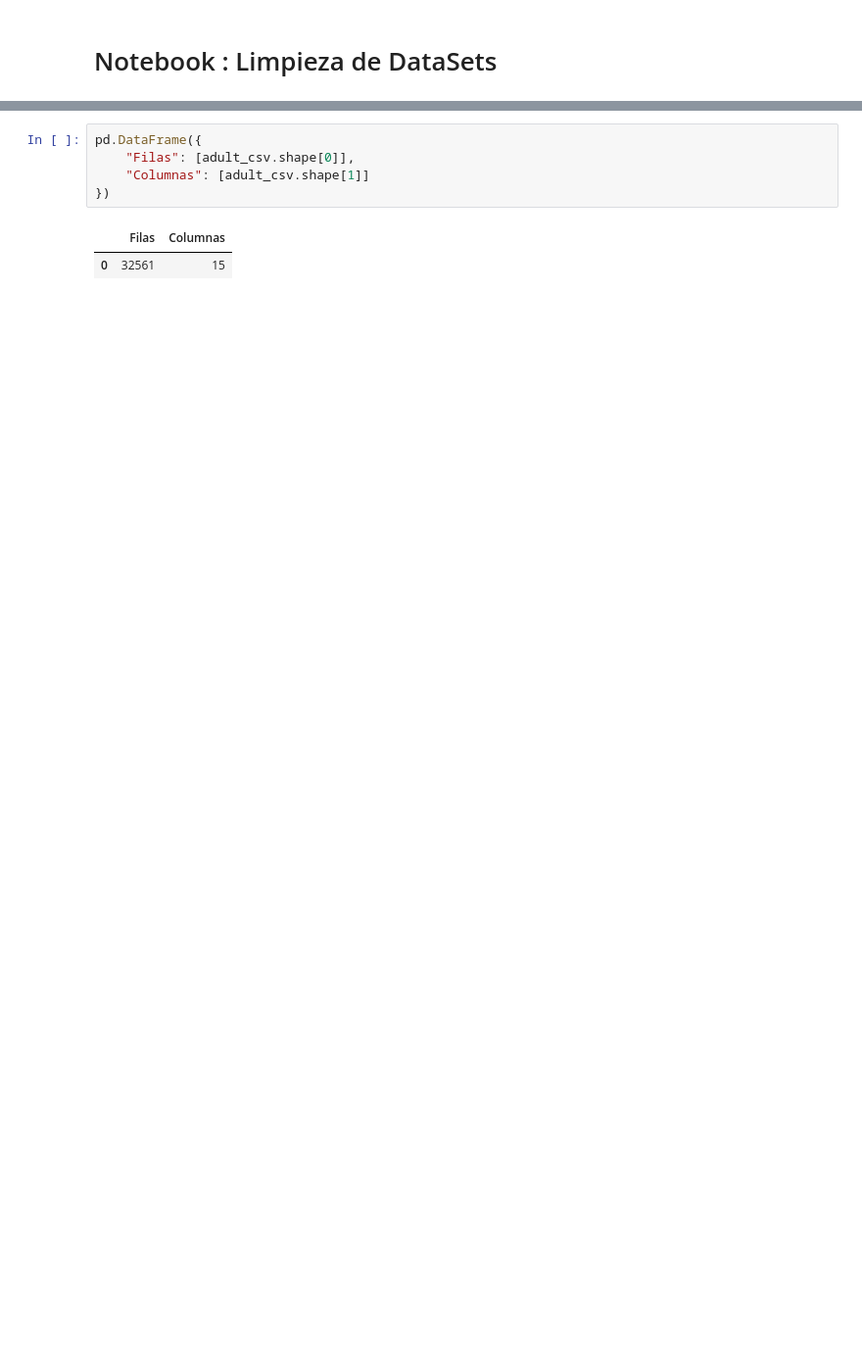
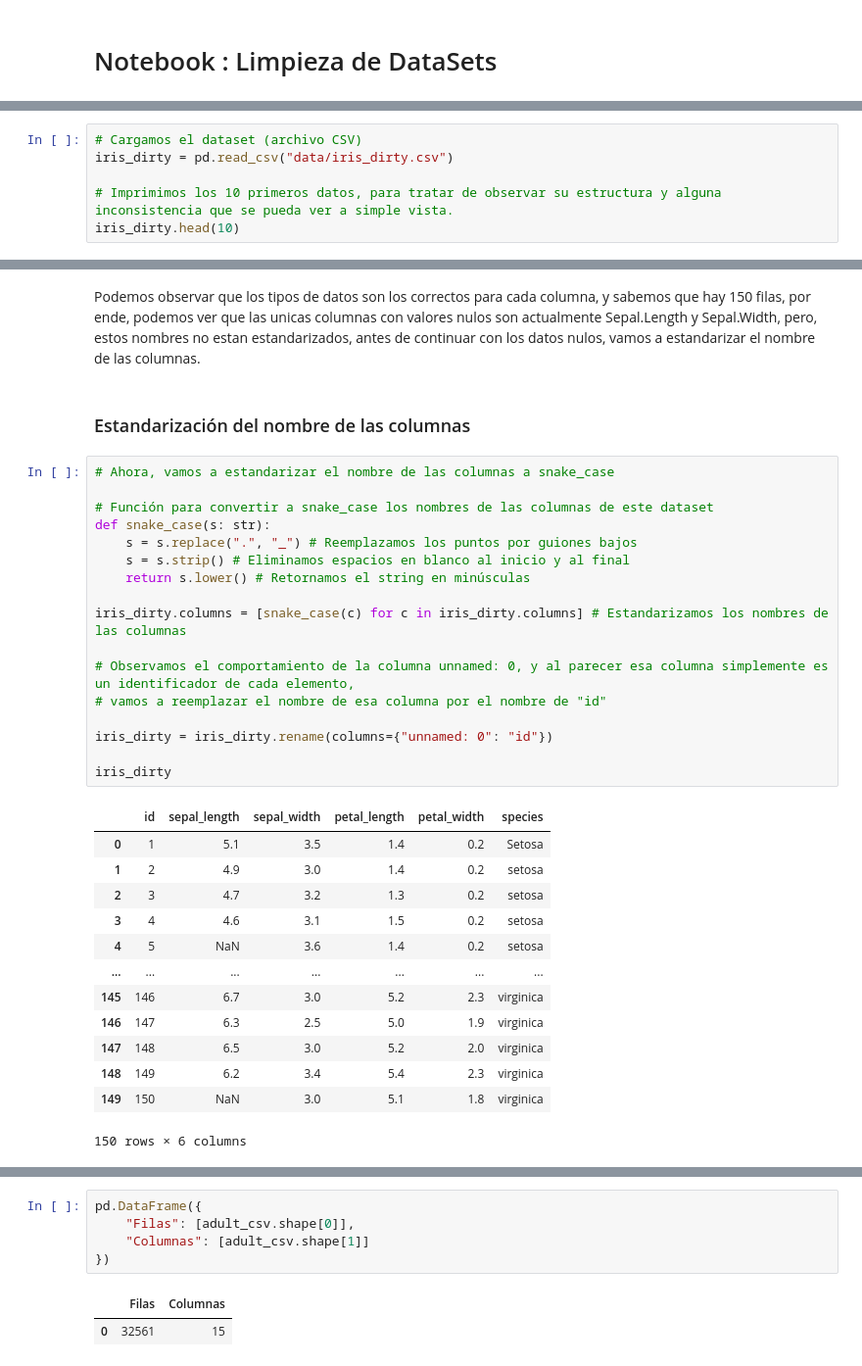
Before and after one commit to Akiii-lab/MLOPS_datasets, a Jupyter notebook: notebook.ipynb, the cells around one changed output, grey strips where cells are left out. Shown: that part at 98% size. Saved outputs shown, nothing was run; the diff lists cells and outputs as text; blank space fills up the shorter version.

```diff
--- a/notebook.ipynb
+++ b/notebook.ipynb
@@ -9,0 +20,6 @@ import seaborn as sns
+# %%
+# Cargamos el dataset (archivo CSV)
+iris_dirty = pd.read_csv("data/iris_dirty.csv")
+
+# Imprimimos los 10 primeros datos, para tratar de observar su estructura y alguna inconsistencia que se pueda ver a simple vista.
+iris_dirty.head(10)
@@ -9,0 +67,35 @@ import seaborn as sns
+# %% [markdown]
+Podemos observar que los tipos de datos son los correctos para cada columna, y sabemos que hay 150 filas, por ende, podemos ver que las unicas columnas con valores nulos son actualmente Sepal.Length y Sepal.Width, pero, estos nombres no estan estandarizados, antes de continuar con los datos nulos, vamos a estandarizar el nombre de las columnas.
+# %% [markdown]
+### Estandarización del nombre de las columnas
+# %%
+# Ahora, vamos a estandarizar el nombre de las columnas a snake_case
+
+# Función para convertir a snake_case los nombres de las columnas de este dataset
+def snake_case(s: str):
+    s = s.replace(".", "_") # Reemplazamos los puntos por guiones bajos
+    s = s.strip() # Eliminamos espacios en blanco al inicio y al final
+    return s.lower() # Retornamos el string en minúsculas
+
+iris_dirty.columns = [snake_case(c) for c in iris_dirty.columns] # Estandarizamos los nombres de las columnas
+
+# Observamos el comportamiento de la columna unnamed: 0, y al parecer esa columna simplemente es un identificador de cada elemento,
+# vamos a reemplazar el nombre de esa columna por el nombre de "id"
+
+iris_dirty = iris_dirty.rename(columns={"unnamed: 0": "id"})
+
+iris_dirty
+# %% [output]
+|  | id | sepal_length | sepal_width | petal_length | petal_width | species |
+| 0 | 1 | 5.1 | 3.5 | 1.4 | 0.2 | Setosa |
+| 1 | 2 | 4.9 | 3.0 | 1.4 | 0.2 | setosa |
+| 2 | 3 | 4.7 | 3.2 | 1.3 | 0.2 | setosa |
+| 3 | 4 | 4.6 | 3.1 | 1.5 | 0.2 | setosa |
+| 4 | 5 | NaN | 3.6 | 1.4 | 0.2 | setosa |
+| ... | ... | ... | ... | ... | ... | ... |
+| 145 | 146 | 6.7 | 3.0 | 5.2 | 2.3 | virginica |
+| 146 | 147 | 6.3 | 2.5 | 5.0 | 1.9 | virginica |
+| 147 | 148 | 6.5 | 3.0 | 5.2 | 2.0 | virginica |
+| 148 | 149 | 6.2 | 3.4 | 5.4 | 2.3 | virginica |
+| 149 | 150 | NaN | 3.0 | 5.1 | 1.8 | virginica |
+150 rows × 6 columns
```
Also changed, not shown: parts of 78 cells of this notebook, 5 other files.
